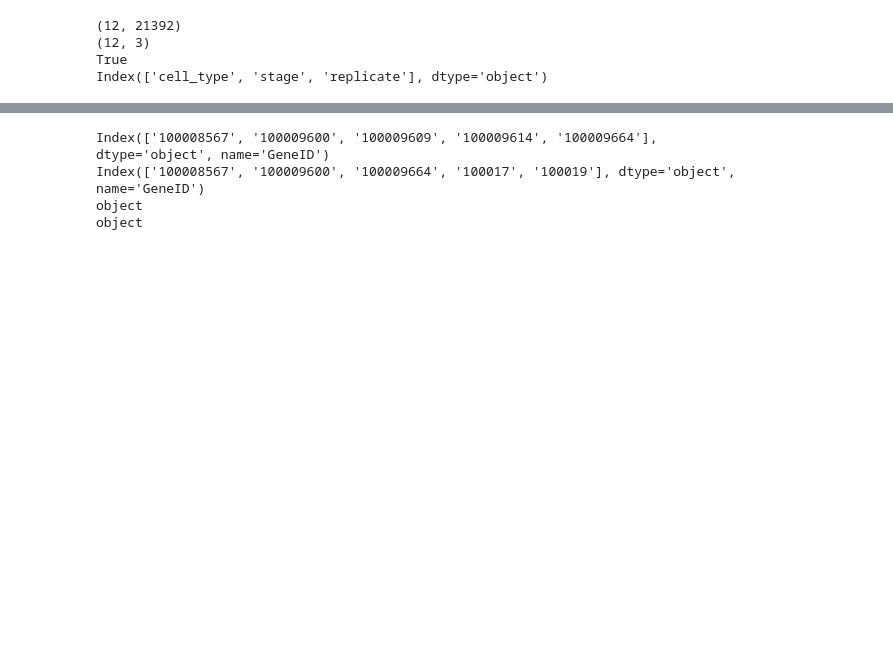
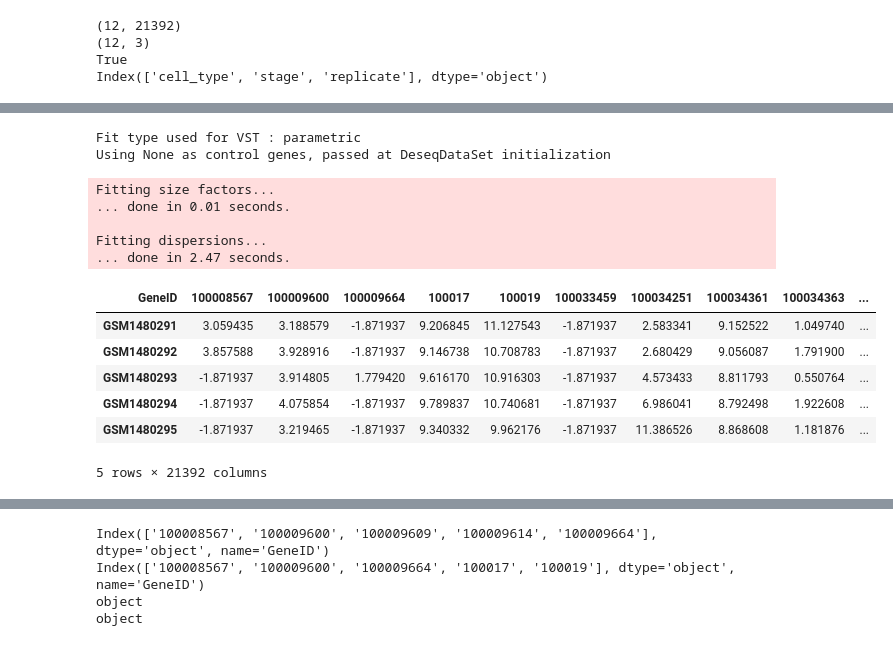
Before and after one commit to RongMonica/RNAseq_pipeline, a Jupyter notebook: scripts/03_pyDEseq2_analysis.ipynb, the cells around one changed output, grey strips where cells are left out. Saved outputs shown, nothing was run; the diff lists cells and outputs as text; code cells hidden in the pictures; blank space fills up the shorter version.

Commit message:
save DESeq2 VST matrix for downstream PCA analysis

```diff
--- a/scripts/03_pyDEseq2_analysis.ipynb
+++ b/scripts/03_pyDEseq2_analysis.ipynb
@@ -174,6 +174,28 @@ Calculating cook's distance...
 ... done in 0.01 seconds.
 
 Replacing 0 outlier genes.
+# %%
+# variance-stabilizing transform for downstream  PCA / clustering
+dds.vst()   # or use rlog equivalent if available
+# extract the transformed matrix and convert to DataFrame and save
+vsd_df = pd.DataFrame(dds.layers['vst_counts'], index=dds.obs_names, columns=dds.var_names)
+vsd_df.to_csv(project_root / "quants" / "GSE60450_vst_matrix.csv", index=True, index_label="sample")
+vsd_df.head()
+# %% [output]
+Fit type used for VST : parametric
+Using None as control genes, passed at DeseqDataSet initialization
+Fitting size factors...
+... done in 0.01 seconds.
+
+Fitting dispersions...
+... done in 2.47 seconds.
+| GeneID | 100008567 | 100009600 | 100009664 | 100017 | 100019 | 100033459 | 100034251 | 100034361 | 100034363 | ... |
+| GSM1480291 | 3.059435 | 3.188579 | -1.871937 | 9.206845 | 11.127543 | -1.871937 | 2.583341 | 9.152522 | 1.049740 | ... |
+| GSM1480292 | 3.857588 | 3.928916 | -1.871937 | 9.146738 | 10.708783 | -1.871937 | 2.680429 | 9.056087 | 1.791900 | ... |
+| GSM1480293 | -1.871937 | 3.914805 | 1.779420 | 9.616170 | 10.916303 | -1.871937 | 4.573433 | 8.811793 | 0.550764 | ... |
+| GSM1480294 | -1.871937 | 4.075854 | -1.871937 | 9.789837 | 10.740681 | -1.871937 | 6.986041 | 8.792498 | 1.922608 | ... |
+| GSM1480295 | -1.871937 | 3.219465 | -1.871937 | 9.340332 | 9.962176 | -1.871937 | 11.386526 | 8.868608 | 1.181876 | ... |
+5 rows × 21392 columns
 # %%
 # run deseq2 stats and get results
 stat_res = DeseqStats(dds, n_cpus=8, contrast=["cell_type", "Luminal", "Basal"])
```
Also changed, not shown: parts of 2 cells of this notebook, 1 other file.
